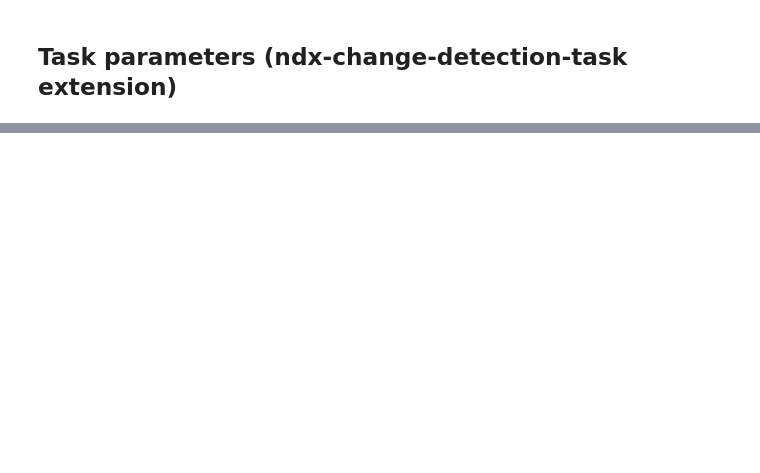
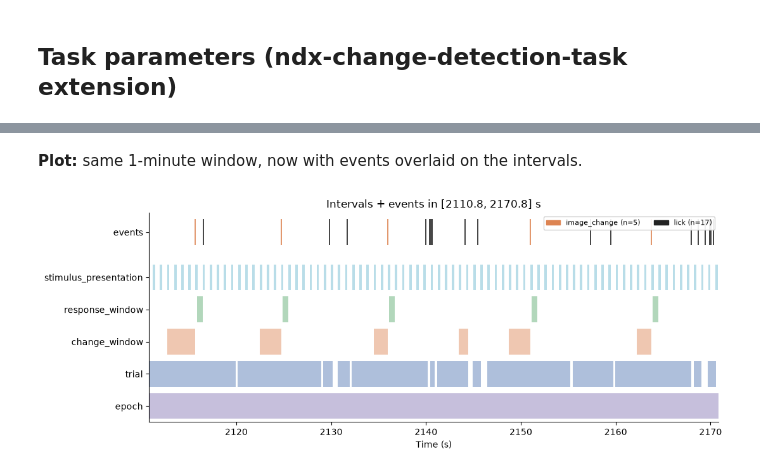
Before and after one commit to AllenNeuralDynamics/change_detection_nwb_with_HED_tags, a Jupyter notebook: code/test_nwb_output.ipynb, the cells around one changed output, grey strips where cells are left out. Saved outputs shown, nothing was run; the diff lists cells and outputs as text; code cells hidden in the pictures; blank space fills up the shorter version.

```diff
--- a/code/test_nwb_output.ipynb
+++ b/code/test_nwb_output.ipynb
@@ -64,0 +346,30 @@ else:
+# %% [markdown]
+**Plot:** same 1-minute window, now with events overlaid on the intervals.
+# %%
+fig, ax = plt.subplots(figsize=(11, max(2.5, 0.55 * len(present) + 1.5)))
+for row_idx, itype in enumerate(present):
+    rows = intervals[(intervals['interval_type'] == itype)
+                     & (intervals['start_time'] < t1)
+                     & (intervals['stop_time'] > t0)]
+    for _, r in rows.iterrows():
+        ax.add_patch(plt.Rectangle((r['start_time'], row_idx + 0.1),
+                     max(r['stop_time'] - r['start_time'], 0.01), 0.8,
+                     color=ITYPE_COLORS[itype], alpha=0.45, lw=0))
+ev_row = len(present) + 0.5
+window_ev = events[(events['timestamp'] >= t0) & (events['timestamp'] <= t1)]
+handles = []
+for etype, color in EVENT_COLORS.items():
+    sub = window_ev[window_ev['event_type'] == etype]
+    if len(sub):
+        ax.vlines(sub['timestamp'], ev_row, ev_row + 0.8, color=color, lw=1.2)
+        handles.append(mpatches.Patch(color=color, label=f'{etype} (n={len(sub)})'))
+ax.set_xlim(t0, t1); ax.set_ylim(0, len(present) + 1.5)
+ax.set_yticks([i + 0.5 for i in range(len(present))] + [ev_row + 0.4])
+ax.set_yticklabels(present + ['events'])
+ax.set_xlabel('Time (s)'); ax.set_title(f'Intervals + events in [{t0:.1f}, {t1:.1f}] s')
+if handles:
+    ax.legend(handles=handles, loc='upper right', fontsize=8, ncol=2, framealpha=0.9)
+for s in ('top', 'right'): ax.spines[s].set_visible(False)
+plt.tight_layout(); plt.show()
+# %% [output]
+[figure, added]
```
Also changed, not shown: parts of 32 cells of this notebook, 16 other files.
